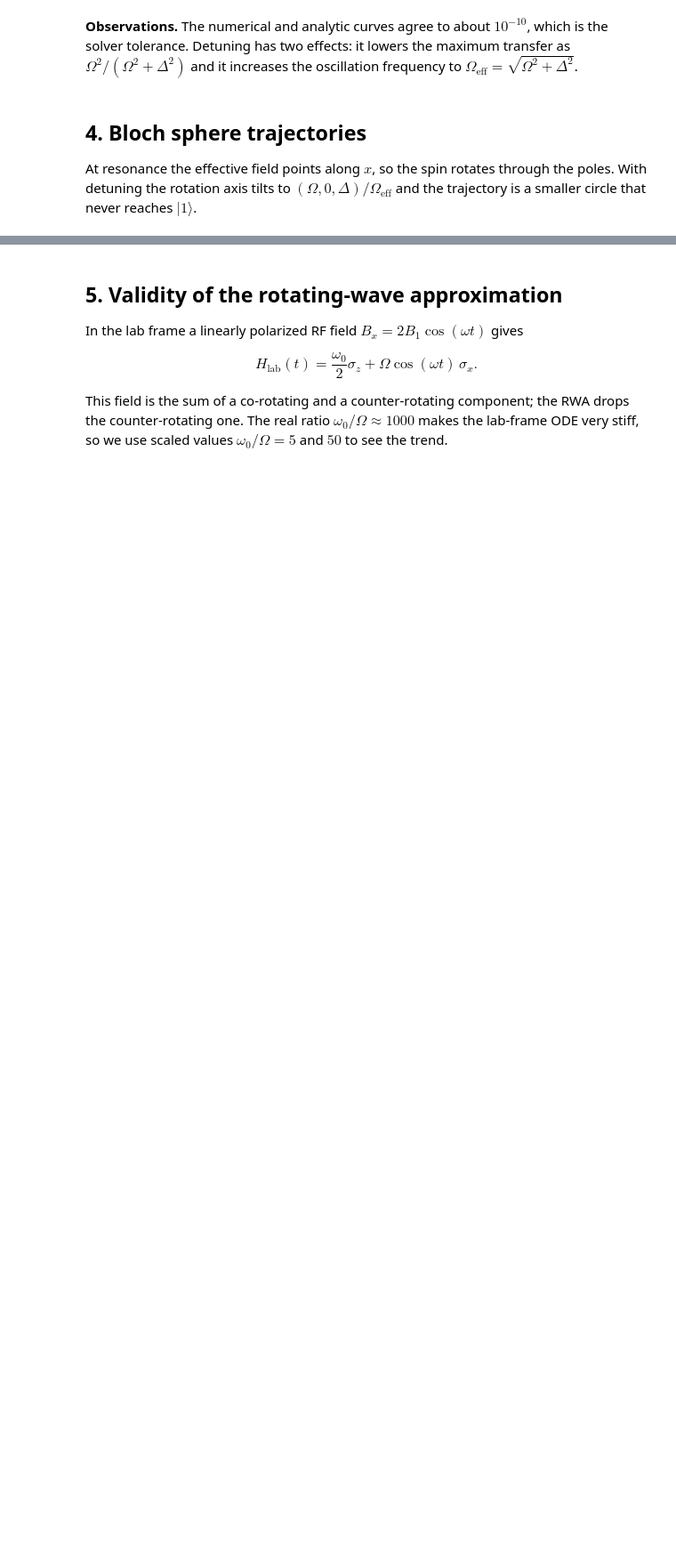
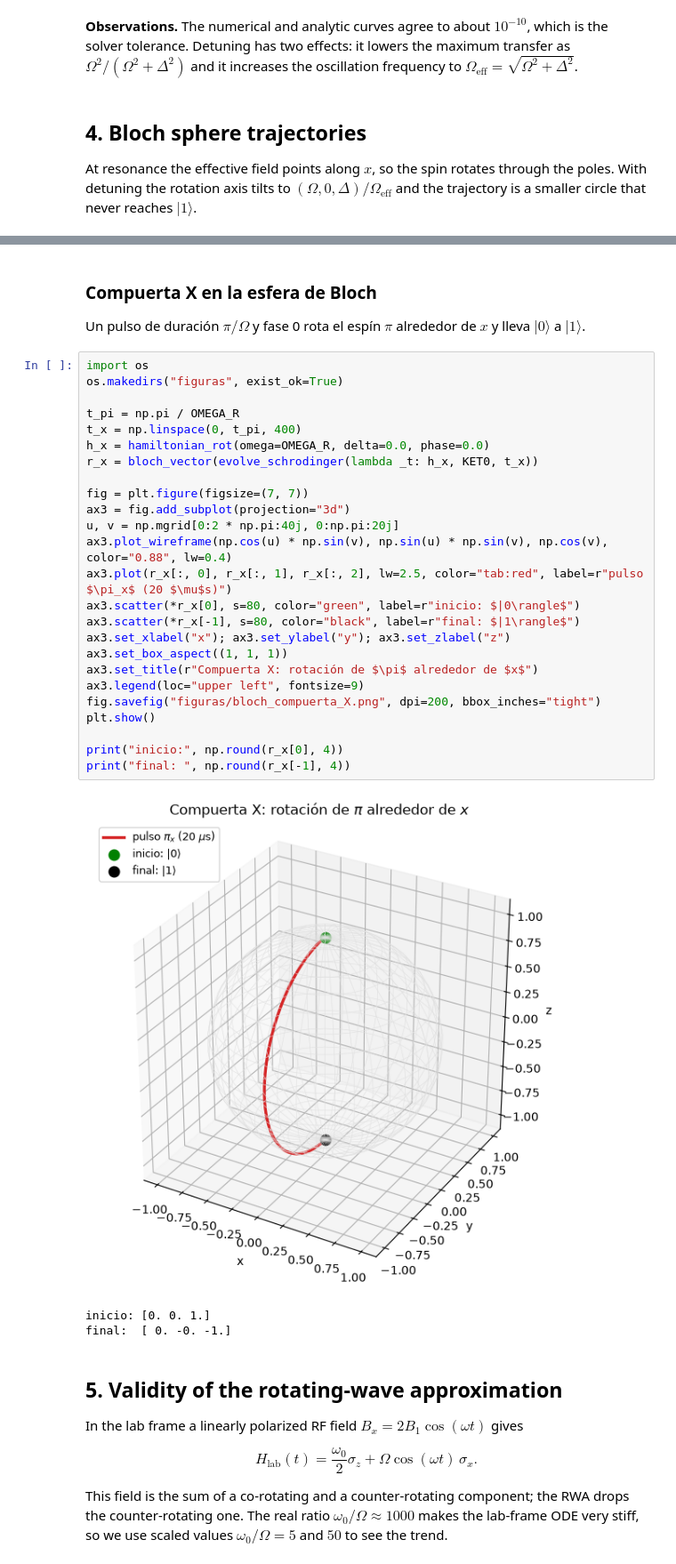
Before and after one commit to ludago4499/COIL-Rabi, a Jupyter notebook: rabi_nmr.ipynb, the cells around one changed output, grey strips where cells are left out. Shown at 89% size. Drawn from its saved outputs; the diff is of its cells as text; blank space fills up the shorter version.

```diff
--- a/rabi_nmr.ipynb
+++ b/rabi_nmr.ipynb
@@ -204,3 +204,36 @@ plt.show()
+# %% [markdown]
+### Compuerta X en la esfera de Bloch
+
+Un pulso de duración $\pi/\Omega$ y fase 0 rota el espín $\pi$ alrededor de $x$ y lleva $|0\rangle$ a $|1\rangle$.
+# %%
+import os
+os.makedirs("figuras", exist_ok=True)
+
+t_pi = np.pi / OMEGA_R
+t_x = np.linspace(0, t_pi, 400)
+h_x = hamiltonian_rot(omega=OMEGA_R, delta=0.0, phase=0.0)
+r_x = bloch_vector(evolve_schrodinger(lambda _t: h_x, KET0, t_x))
+
+fig = plt.figure(figsize=(7, 7))
+ax3 = fig.add_subplot(projection="3d")
+u, v = np.mgrid[0:2 * np.pi:40j, 0:np.pi:20j]
+ax3.plot_wireframe(np.cos(u) * np.sin(v), np.sin(u) * np.sin(v), np.cos(v), color="0.88", lw=0.4)
+ax3.plot(r_x[:, 0], r_x[:, 1], r_x[:, 2], lw=2.5, color="tab:red", label=r"pulso $\pi_x$ (20 $\mu$s)")
+ax3.scatter(*r_x[0], s=80, color="green", label=r"inicio: $|0\rangle$")
+ax3.scatter(*r_x[-1], s=80, color="black", label=r"final: $|1\rangle$")
+ax3.set_xlabel("x"); ax3.set_ylabel("y"); ax3.set_zlabel("z")
+ax3.set_box_aspect((1, 1, 1))
+ax3.set_title(r"Compuerta X: rotación de $\pi$ alrededor de $x$")
+ax3.legend(loc="upper left", fontsize=9)
+fig.savefig("figuras/bloch_compuerta_X.png", dpi=200, bbox_inches="tight")
+plt.show()
+
+print("inicio:", np.round(r_x[0], 4))
+print("final: ", np.round(r_x[-1], 4))
+# %% [output]
+[figure, added]
+inicio: [0. 0. 1.]
+final:  [ 0. -0. -1.]
 # %% [markdown]
 ## 5. Validity of the rotating-wave approximation
 
```
Also changed, not shown: parts of 5 cells of this notebook, 3 other files.
